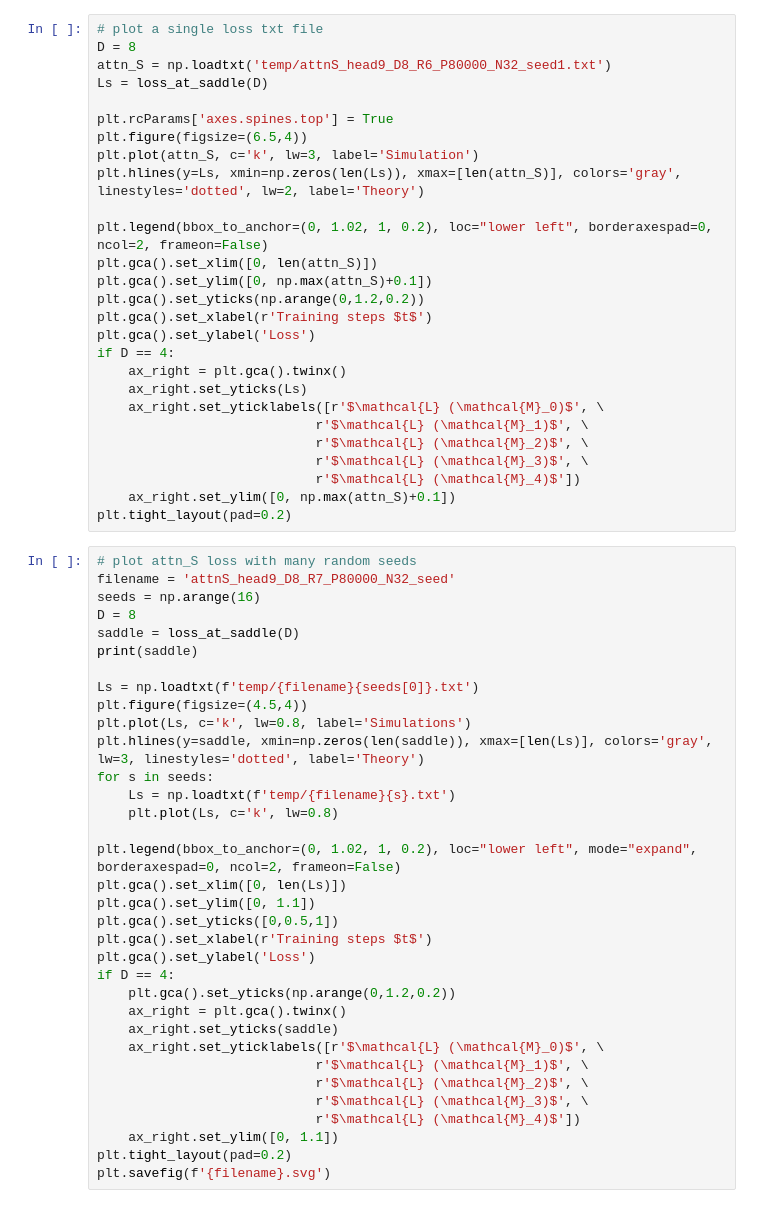
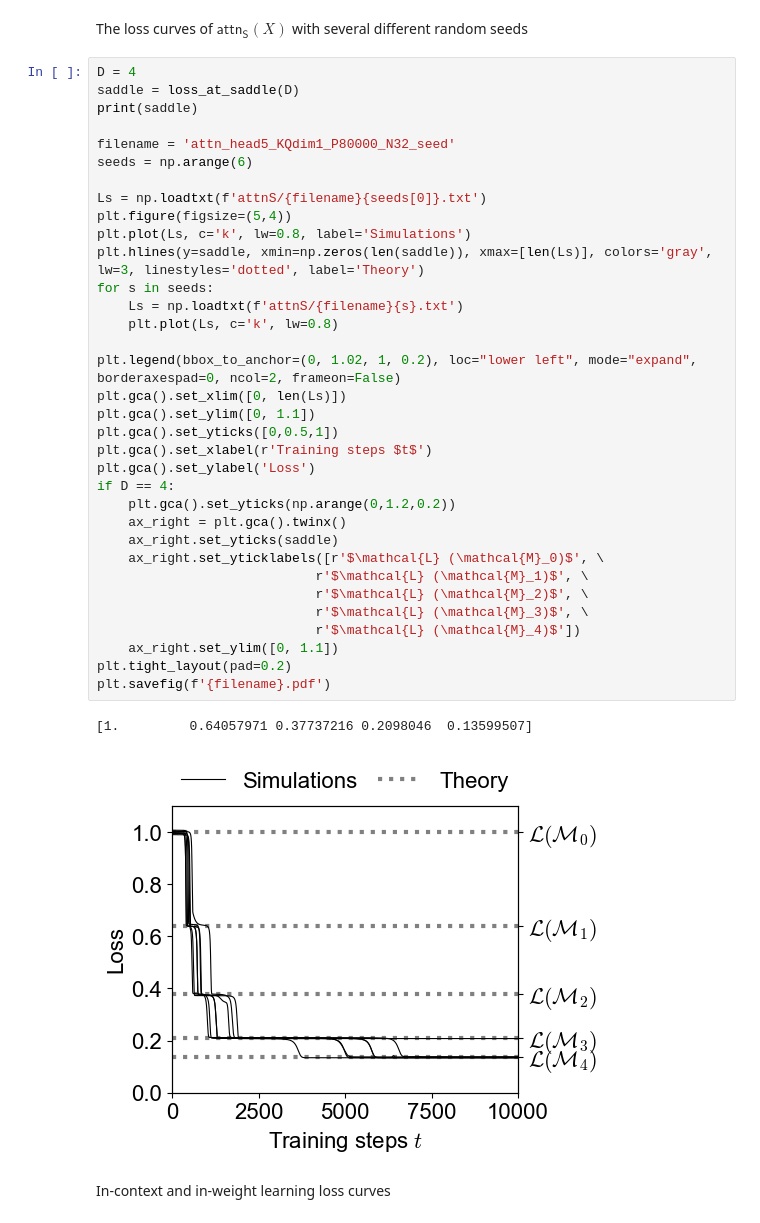
Before and after one commit to yedizhang/linattn-icl, a Jupyter notebook: plot_loss.ipynb, the cells around one changed output. Saved outputs shown, nothing was run; the diff lists cells and outputs as text.

```diff
--- a/plot_loss.ipynb
+++ b/plot_loss.ipynb
@@ -41,62 +43,42 @@ plt.savefig('attn_mlp_loss.pdf')
+# %% [markdown]
+The loss curves of $\mathsf{attn_S}(X)$ with several different random seeds
 # %%
-# plot a single loss txt file
-D = 8
-attn_S = np.loadtxt('temp/attnS_head9_D8_R6_P80000_N32_seed1.txt')
-Ls = loss_at_saddle(D)
+D = 4
+saddle = loss_at_saddle(D)
+print(saddle)
 
-plt.rcParams['axes.spines.top'] = True
-plt.figure(figsize=(6.5,4))
-plt.plot(attn_S, c='k', lw=3, label='Simulation')
-plt.hlines(y=Ls, xmin=np.zeros(len(Ls)), xmax=[len(attn_S)], colors='gray', linestyles='dotted', lw=2, label='Theory')
+filename = 'attn_head5_KQdim1_P80000_N32_seed'
+seeds = np.arange(6)
 
-plt.legend(bbox_to_anchor=(0, 1.02, 1, 0.2), loc="lower left", borderaxespad=0, ncol=2, frameon=False)
-plt.gca().set_xlim([0, len(attn_S)])
-plt.gca().set_ylim([0, np.max(attn_S)+0.1])
-plt.gca().set_yticks(np.arange(0,1.2,0.2))
+Ls = np.loadtxt(f'attnS/{filename}{seeds[0]}.txt')
+plt.figure(figsize=(5,4))
+plt.plot(Ls, c='k', lw=0.8, label='Simulations')
+plt.hlines(y=saddle, xmin=np.zeros(len(saddle)), xmax=[len(Ls)], colors='gray', lw=3, linestyles='dotted', label='Theory')
+for s in seeds:
+    Ls = np.loadtxt(f'attnS/{filename}{s}.txt')
+    plt.plot(Ls, c='k', lw=0.8)
+
+plt.legend(bbox_to_anchor=(0, 1.02, 1, 0.2), loc="lower left", mode="expand", borderaxespad=0, ncol=2, frameon=False)
+plt.gca().set_xlim([0, len(Ls)])
+plt.gca().set_ylim([0, 1.1])
+plt.gca().set_yticks([0,0.5,1])
 plt.gca().set_xlabel(r'Training steps $t$')
 plt.gca().set_ylabel('Loss')
 if D == 4:
+    plt.gca().set_yticks(np.arange(0,1.2,0.2))
     ax_right = plt.gca().twinx()
-    ax_right.set_yticks(Ls)
+    ax_right.set_yticks(saddle)
     ax_right.set_yticklabels([r'$\mathcal{L} (\mathcal{M}_0)$', \
                             r'$\mathcal{L} (\mathcal{M}_1)$', \
                             r'$\mathcal{L} (\mathcal{M}_2)$', \
                             r'$\mathcal{L} (\mathcal{M}_3)$', \
                             r'$\mathcal{L} (\mathcal{M}_4)$'])
-    ax_right.set_ylim([0, np.max(attn_S)+0.1])
+    ax_right.set_ylim([0, 1.1])
 plt.tight_layout(pad=0.2)
+plt.savefig(f'{filename}.pdf')
+# %% [output]
+[1.         0.64057971 0.37737216 0.2098046  0.13599507]
+[figure, added]
-# %%
-# plot attn_S loss with many random seeds
-filename = 'attnS_head9_D8_R7_P80000_N32_seed'
-seeds = np.arange(16)
-D = 8
-saddle = loss_at_saddle(D)
-print(saddle)
-
-Ls = np.loadtxt(f'temp/{filename}{seeds[0]}.txt')
-plt.figure(figsize=(4.5,4))
-plt.plot(Ls, c='k', lw=0.8, label='Simulations')
-plt.hlines(y=saddle, xmin=np.zeros(len(saddle)), xmax=[len(Ls)], colors='gray', lw=3, linestyles='dotted', label='Theory')
-for s in seeds:
-    Ls = np.loadtxt(f'temp/{filename}{s}.txt')
-    plt.plot(Ls, c='k', lw=0.8)
-
-plt.legend(bbox_to_anchor=(0, 1.02, 1, 0.2), loc="lower left", mode="expand", borderaxespad=0, ncol=2, frameon=False)
-plt.gca().set_xlim([0, len(Ls)])
-plt.gca().set_ylim([0, 1.1])
-plt.gca().set_yticks([0,0.5,1])
-plt.gca().set_xlabel(r'Training steps $t$')
-plt.gca().set_ylabel('Loss')
-if D == 4:
-    plt.gca().set_yticks(np.arange(0,1.2,0.2))
-    ax_right = plt.gca().twinx()
-    ax_right.set_yticks(saddle)
-    ax_right.set_yticklabels([r'$\mathcal{L} (\mathcal{M}_0)$', \
-                            r'$\mathcal{L} (\mathcal{M}_1)$', \
-                            r'$\mathcal{L} (\mathcal{M}_2)$', \
-                            r'$\mathcal{L} (\mathcal{M}_3)$', \
-                            r'$\mathcal{L} (\mathcal{M}_4)$'])
-    ax_right.set_ylim([0, 1.1])
-plt.tight_layout(pad=0.2)
-plt.savefig(f'{filename}.svg')
+# %% [markdown]
+In-context and in-weight learning loss curves
 # %%
```
Also changed, not shown: parts of 6 cells of this notebook.
